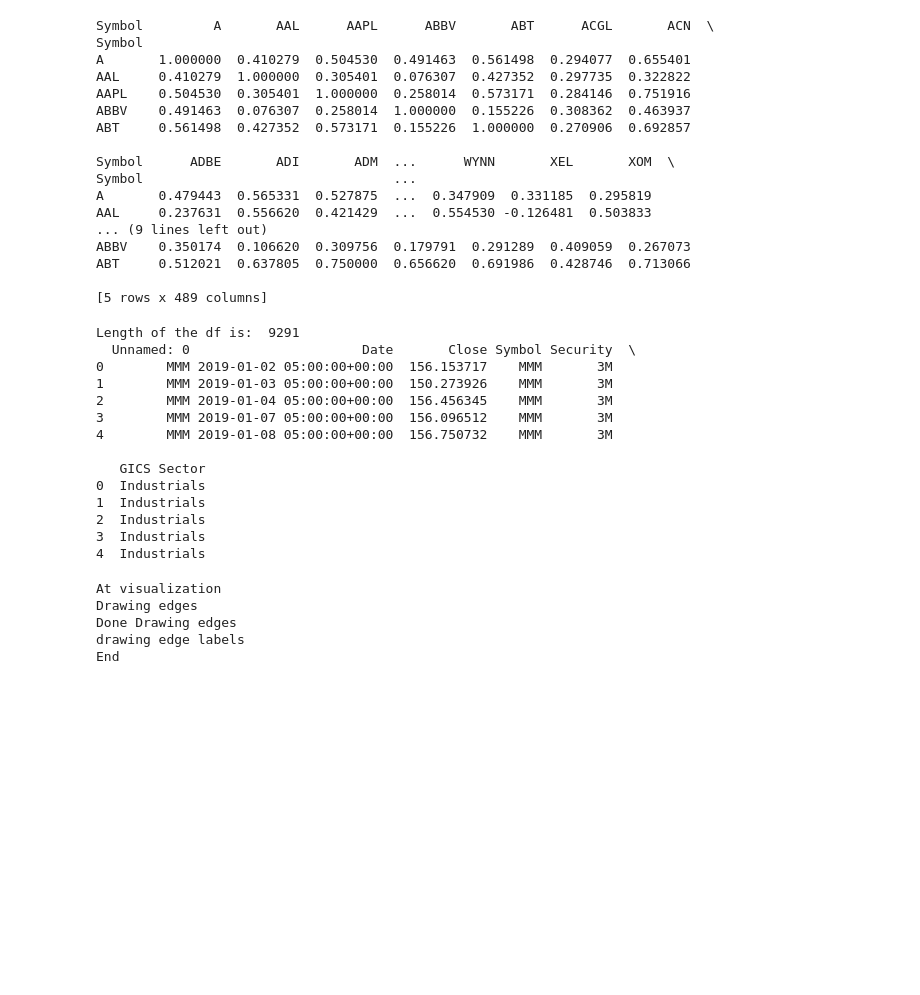
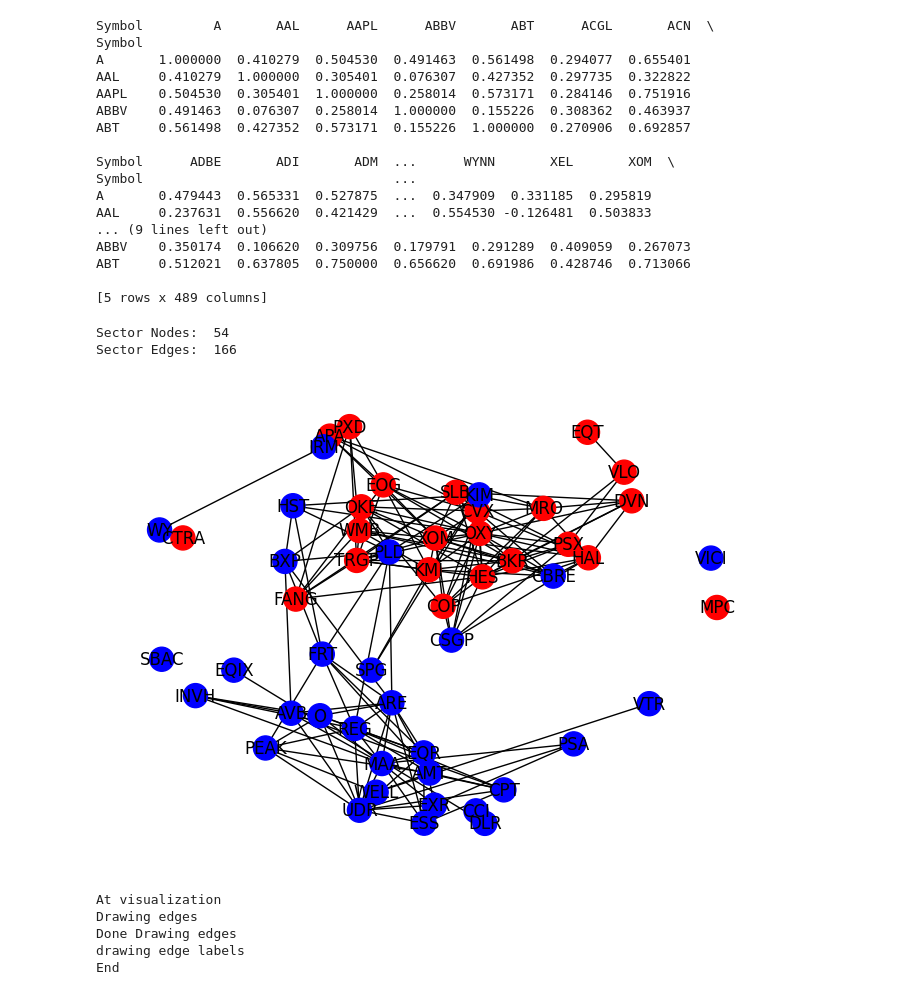
Before and after one commit to haydenac11/572-Project, a Jupyter notebook: plotting.ipynb, the cells around one changed output. Cells and saved outputs as stored; diff of their text form; code cells hidden in the pictures; blank space fills up the shorter version.

Commit message:
Sector Networks

```diff
--- a/plotting.ipynb
+++ b/plotting.ipynb
@@ -200,23 +240,32 @@ def get_monthly_df(passed_df):
 # %%
 #Testing functions out
 testing_df = dataframe_creation('d', '2019-01-01', '2019-01-30')
-print("Length of the df is: ", len(testing_df))
-print(testing_df.head())
+#print("Length of the df is: ", len(testing_df))
+#print(testing_df.head())
+testing_corr = get_corr_matrix(testing_df)
+#print(testing_corr.head())
+sector_df = get_sector_df(testing_df)
+#print("Length of the df is:", len(sector_df))
+#print(sector_df.head())
+#basic_graph = create_base_network(0.7, testing_corr, sp500_tickers,)
+#print("Basic Nodes: ", basic_graph.number_of_nodes())
+#print("Basic Edges: ", basic_graph.number_of_edges())
+oil_graph = create_sector_network(0.7, testing_corr, sp500_tickers, sector_df, ['Energy', 'Real Estate'])
+print("Sector Nodes: ", oil_graph.number_of_nodes())
+print("Sector Edges: ", oil_graph.number_of_edges())
 # %% [output]
-Length of the df is:  9291
-  Unnamed: 0                      Date       Close Symbol Security  \
-0        MMM 2019-01-02 05:00:00+00:00  156.153717    MMM       3M
-1        MMM 2019-01-03 05:00:00+00:00  150.273926    MMM       3M
-2        MMM 2019-01-04 05:00:00+00:00  156.456345    MMM       3M
-3        MMM 2019-01-07 05:00:00+00:00  156.096512    MMM       3M
-4        MMM 2019-01-08 05:00:00+00:00  156.750732    MMM       3M
-
-   GICS Sector
-0  Industrials
-1  Industrials
-2  Industrials
-3  Industrials
-4  Industrials
+Sector Nodes:  54
+Sector Edges:  166
+# %%
+sector_colors = {
+    'Energy':'red',
+    'Real Estate': 'blue',
+}
+pos = nx.spring_layout(oil_graph, k=1)
+node_colors = [sector_colors[oil_graph.nodes[node]['sector']] for node in oil_graph.nodes()]
+nx.draw(oil_graph,pos, labels={node: node for node in oil_graph.nodes()}, node_color=node_colors)
+# %% [output]
+[figure, added]
 # %%
 
 #create graph
```
Also changed, not shown: parts of 2 cells of this notebook.
